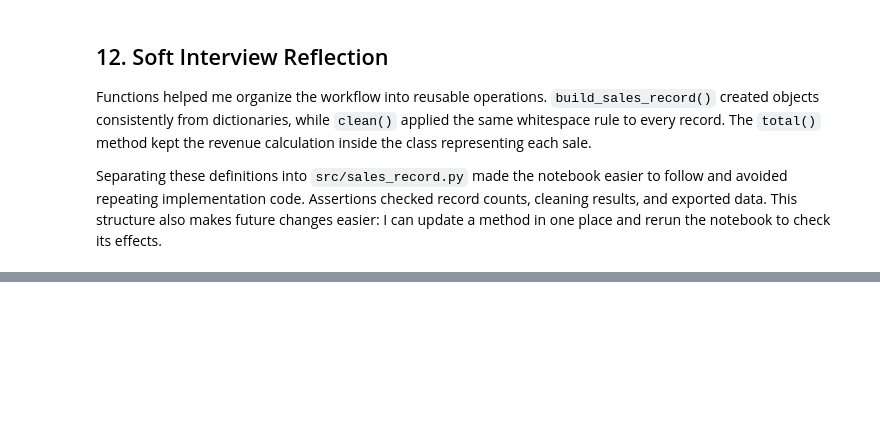
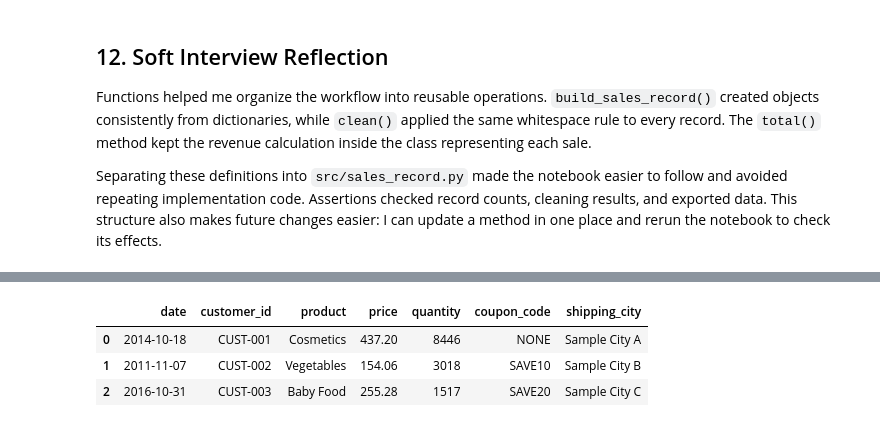
Before and after one commit to antoniosg2025-stack/DataColletion-PreProcessing, a Jupyter notebook: DataCollection_Preprocessing.ipynb, the cells around one changed output, grey strips where cells are left out. Drawn from its saved outputs; the diff is of its cells as text; code cells hidden in the pictures; blank space fills up the shorter version.

```diff
--- a/DataCollection_Preprocessing.ipynb
+++ b/DataCollection_Preprocessing.ipynb
@@ -596,0 +771,41 @@ Separating these definitions into `src/sales_record.py` made the notebook easier
+# %%
+# Extend the prepared data without changing earlier checkpoints.
+final_sales = featured_sales.copy()
+
+# Map existing values to the required field names.
+final_sales["date"] = final_sales["Order Date"]
+final_sales["product"] = final_sales["Item Type"]
+final_sales["price"] = final_sales["Unit Price"]
+final_sales["quantity"] = final_sales["Units Sold"]
+
+# Generate reproducible fictional customer identifiers.
+final_sales["customer_id"] = [
+    f"CUST-{(i % 100) + 1:03d}"
+    for i in range(len(final_sales))
+]
+
+# Assign synthetic promotions and fictional shipping locations.
+coupon_options = ["NONE", "SAVE10", "SAVE20"]
+city_options = ["Sample City A", "Sample City B", "Sample City C"]
+
+final_sales["coupon_code"] = [
+    coupon_options[i % len(coupon_options)]
+    for i in range(len(final_sales))
+]
+
+final_sales["shipping_city"] = [
+    city_options[i % len(city_options)]
+    for i in range(len(final_sales))
+]
+
+required_fields = [
+    "date", "customer_id", "product", "price",
+    "quantity", "coupon_code", "shipping_city",
+]
+
+final_sales[required_fields].head(3)
+# %% [output]
+|  | date | customer_id | product | price | quantity | coupon_code | shipping_city |
+| 0 | 2014-10-18 | CUST-001 | Cosmetics | 437.20 | 8446 | NONE | Sample City A |
+| 1 | 2011-11-07 | CUST-002 | Vegetables | 154.06 | 3018 | SAVE10 | Sample City B |
+| 2 | 2016-10-31 | CUST-003 | Baby Food | 255.28 | 1517 | SAVE20 | Sample City C |
```
Also changed, not shown: parts of 13 cells of this notebook, 5 other files.
